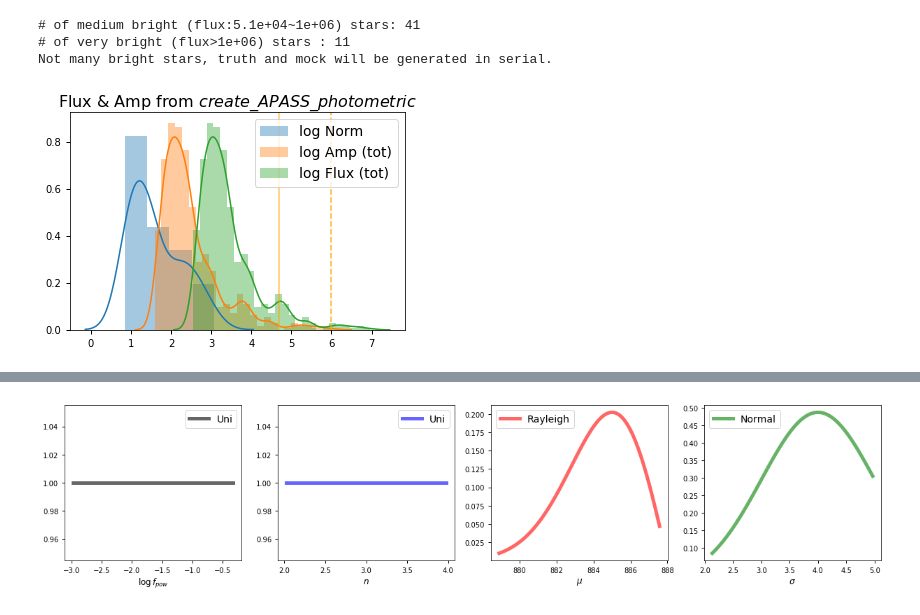
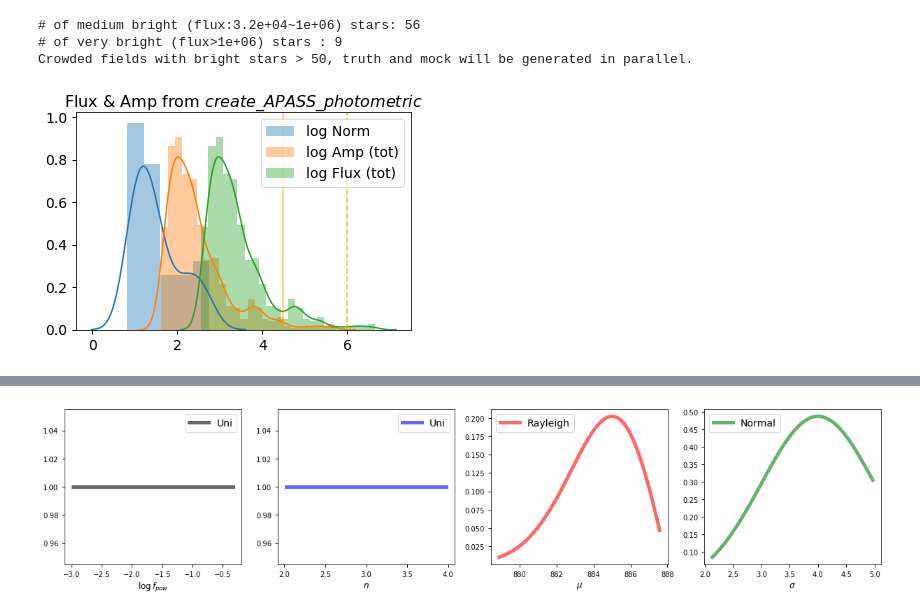
Before and after one commit to qliu4676/elderflower, a Jupyter notebook: Run_Nested_Fitting_Galsim_demo2-real.ipynb, the cells around one changed output, grey strips where cells are left out. Cells and saved outputs as stored; diff of their text form; code cells hidden in the pictures.

```diff
--- a/Run_Nested_Fitting_Galsim_demo2-real.ipynb
+++ b/Run_Nested_Fitting_Galsim_demo2-real.ipynb
@@ -80,7 +78,9 @@ sigma = np.sqrt(noise_variance)            # sky stddev
 # Read
 ############################################
 
-hdu = fits.open("./SE_APASS/coadd_SloanR_NGC_5907_seg.fits")[0]
+hdu = fits.open("./coadd_SloanR_NGC_5907.fits")[0]
+seg_map = fits.open("./SE_APASS/coadd_SloanR_NGC_5907_seg.fits")[0].data
+
 data = hdu.data
 header = hdu.header
 seeing = 2.5
@@ -89,12 +89,35 @@ mu, std, = np.float(hdu.header["BACKVAL"]), 4
 ZP, pix_scale = np.float(hdu.header["REFZP"]), np.float(hdu.header["PIXSCALE"])
 print("mu: %.2f , std: %.2f , ZP: %.2f , pix_scale: %.2f" %(mu, std, ZP, pix_scale))
 
-patch_Xmin, patch_Ymin = coord_Array2Im(patch_xmin,patch_ymin)
-patch_Xmax, patch_Ymax = coord_Array2Im(patch_xmax,patch_ymax)
-patch = np.copy(data[patch_xmin:patch_xmax, patch_ymin:patch_ymax])
 
-seg_map = fits.open("./SE_APASS/coadd_SloanR_NGC_5907_seg.fits")[0].data
-seg_patch = np.copy(seg_map[patch_xmin:patch_xmax, patch_ymin:patch_ymax])
+def crop_image(data, seg_map, bounds, weight_map=None, draw=False):
+    patch_Xmin, patch_Ymin, patch_Xmax, patch_Ymax = bounds
+    patch_xmin, patch_ymin = coord_Im2Array(patch_Xmin, patch_Ymin)
+    patch_xmax, patch_ymax = coord_Im2Array(patch_Xmax, patch_Ymax)
+
+    patch = np.copy(data[patch_xmin:patch_xmax, patch_ymin:patch_ymax])
+    seg_patch = np.copy(seg_map[patch_xmin:patch_xmax, patch_ymin:patch_ymax])
+
+    if draw:
+        fig, ax = plt.subplots(figsize=(12,8))
+        plt.imshow(data, vmin=mu, vmax=mu+10*std, norm=norm1, origin="lower", cmap="viridis",alpha=0.9)
+        if weight_map is not None:
+            plt.imshow(data*weight_map, vmin=mu, vmax=mu+10*std, norm=norm1, origin="lower", cmap="viridis",alpha=0.3)
+        plt.plot([500,980],[700,700],"w",lw=4)
+        plt.text(560,450, r"$\bf 20'$",color='w', fontsize=25)
+        rect = patches.Rectangle((patch_Xmin,patch_Ymin), bounds[2]-bounds[0], bounds[3]-bounds[1],
+                                 linewidth=2,edgecolor='r',facecolor='none')
+        ax.add_patch(rect)
+        plt.show()
+
+    return patch, seg_patch
+
+pad = ((patch_Xmax0-patch_Xmin0)-image_size)//2
+patch_Xmin, patch_Ymin = patch_Xmin0+pad, patch_Ymin0+pad
+patch_Xmax, patch_Ymax = patch_Xmax0-pad, patch_Ymax0-pad
+
+image_bounds = (patch_Xmin, patch_Ymin, patch_Xmax, patch_Ymax)
+patch, seg_patch = crop_image(data, seg_map, image_bounds, draw=True)
 
 def crop_catalog(cat, bounds, keys=("X_IMAGE", "Y_IMAGE")):
     Xmin, Ymin, Xmax, Ymax = bounds
@@ -106,7 +129,7 @@ def crop_catalog(cat, bounds, keys=("X_IMAGE", "Y_IMAGE")):
 SE_cat_full = Table.read("./SE_APASS/coadd_SloanR_NGC_5907.cat", format="ascii.sextractor")
 SE_cat_full["RMAG_AUTO"] = -2.5*np.log10(SE_cat_full["FLUX_AUTO"]) + ZP
 SE_cat = crop_catalog(SE_cat_full, bounds=(patch_Xmin,patch_Ymin,patch_Xmax,patch_Ymax))
-SE_cat = SE_cat[SE_cat['RMAG_AUTO']>=15]
+SE_cat = SE_cat[SE_cat['RMAG_AUTO']>=15]   # For faint star > 15 mag, use SE flux (not to be modeled)
 
 # Read measurement
 table_res_Rnorm = Table.read("./Rnorm_8pix_15mag_p2.txt", format="ascii")
@@ -236,7 +214,7 @@ yy, xx = np.mgrid[:image_size, :image_size]
 cen = ((image_size-1)/2., (image_size-1)/2.)
 
 # Read measurement
-star_pos1 = np.vstack([SE_cat['X_IMAGE'],SE_cat['Y_IMAGE']]).T - [patch_Xmin,patch_Ymin]
+star_pos1 = np.vstack([SE_cat['X_IMAGE'],SE_cat['Y_IMAGE']]).T - [patch_Xmin, patch_Ymin]
 Flux1 = np.array(SE_cat['FLUX_AUTO'])
 star_pos2 = np.vstack([table_res_Rnorm['X_IMAGE'],table_res_Rnorm['Y_IMAGE']]).T - [patch_Xmin, patch_Ymin]
 
@@ -250,7 +228,7 @@ Flux2 = Flux_pow / frac
 # actual PSF, noise level, and magnitude distribution of stars.
 # Non-bright stars are rendered with moffat only in advance.
 # Very bright stars are rendered in real space.
-F_bright = 5e4
+F_bright = 3e4
 F_verybright = 1e6
 
 out_of_field = np.logical_or.reduce((star_pos2<-10)|(star_pos2>image_size+10), axis=1) \
@@ -270,37 +248,37 @@ verybright = Flux > F_verybright
 medbright = bright & (~verybright)
 num_medbright = len(Flux[medbright])
 num_verybright = len(Flux[verybright])
 print("# of medium bright (flux:%.2g~%.2g) stars: %d "%(Flux[bright].min(), Flux[verybright].min(), num_medbright))
 print("# of very bright (flux>%.2g) stars : %d"%(Flux[verybright].min(), num_verybright))
 
 # Rendering stars in parallel if number of bright stars exceeds 50
 if num_medbright < 50:
     print("Not many bright stars, truth and mock will be generated in serial.")
     parallel = False
 else:
     parallel = True
     print("Crowded fields with bright stars > 50, truth and mock will be generated in parallel.")
 
     def map2d(f, xx, yy):
         return f(xx,yy)
 
     p_map2d = partial(map2d, xx=xx, yy=yy)
 
 if draw:
     import seaborn as sns
     sns.distplot(np.log10(z_norm),label="log Norm")
     sns.distplot(np.log10(Amps),label="log Amp (tot)")
     Amp_pow_s = power2d_Flux2Amp(n, theta_t_pix, Flux=frac*Flux)
     sns.distplot(np.log10(Flux),label="log Flux (tot)")
     plt.axvline(np.log10(F_bright), color="orange", ls="-",alpha=0.6)
     plt.axvline(np.log10(F_verybright), color="orange", ls="--",alpha=0.8)
     plt.title("Flux & Amp from $create{\_}APASS{\_}photometric$")
     plt.legend()
 # %% [output]
-# of medium bright (flux:5.1e+04~1e+06) stars: 41
-# of very bright (flux>1e+06) stars : 11
-Not many bright stars, truth and mock will be generated in serial.
+# of medium bright (flux:3.2e+04~1e+06) stars: 56
+# of very bright (flux>1e+06) stars : 9
+Crowded fields with bright stars > 50, truth and mock will be generated in parallel.
-[figure, old version]
+[figure, new version]
 # %%
 ############################################
 # Setup Image
```
Also changed, not shown: parts of 10 cells of this notebook, 2 other files.
